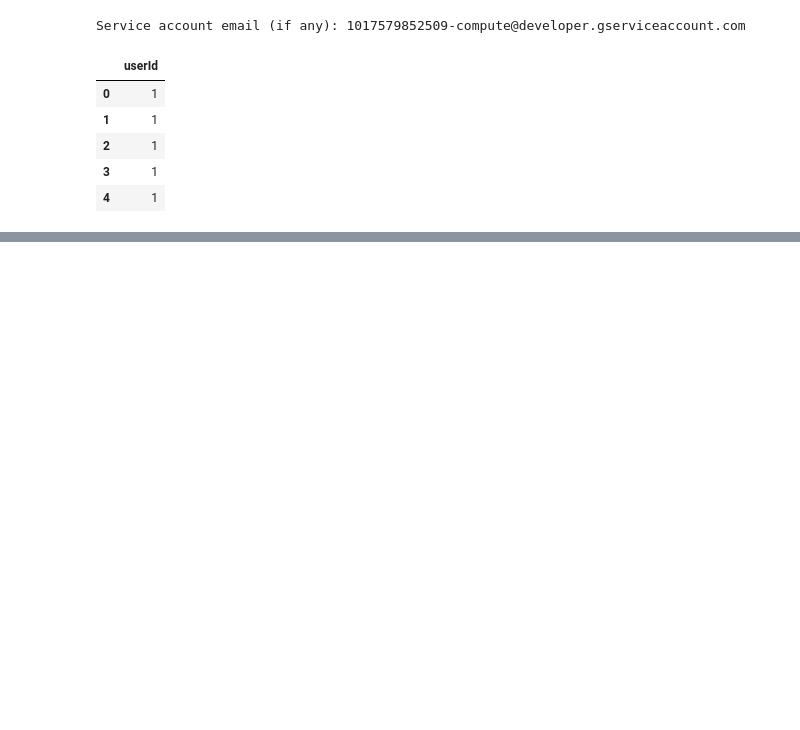
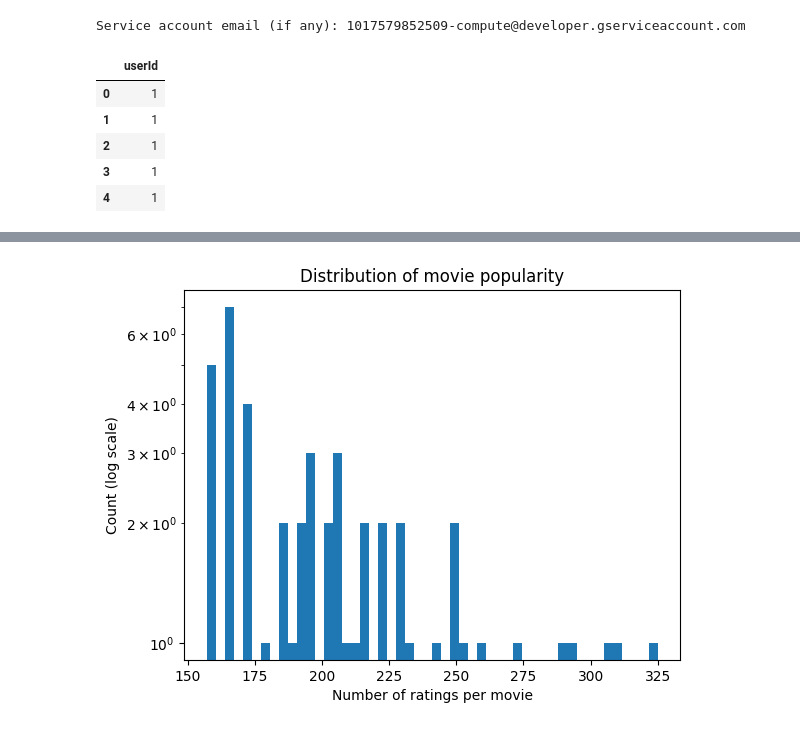
Before and after one commit to ifatmagamha/Personalized_Movie_Recommendation_System, a Jupyter notebook: Untitled.ipynb, the cells around one changed output, grey strips where cells are left out. Saved outputs shown, nothing was run; the diff lists cells and outputs as text; code cells hidden in the pictures; blank space fills up the shorter version.

```diff
--- a/Untitled.ipynb
+++ b/Untitled.ipynb
@@ -121,0 +137,14 @@ LIMIT 5
+# %%
+from google.cloud import bigquery
+from src.preprocessing import get_interactions
+
+client = bigquery.Client()
+
+interactions = get_interactions(
+    client,
+    min_user_ratings=5,
+    min_movie_ratings=20,
+    limit=5  # si tu veux tout (attention coût)
+)
+print(interactions.shape)
+interactions.head()
@@ -121,0 +159,13 @@ LIMIT 5
+# %%
+import matplotlib.pyplot as plt
+
+movie_stats = get_movie_stats(client, min_ratings=1, limit=50)
+
+plt.hist(movie_stats["n_ratings"], bins=50)
+plt.yscale("log")
+plt.xlabel("Number of ratings per movie")
+plt.ylabel("Count (log scale)")
+plt.title("Distribution of movie popularity")
+plt.show()
+# %% [output]
+[figure, added]
```
Also changed, not shown: parts of 5 cells of this notebook, 14 other files.
